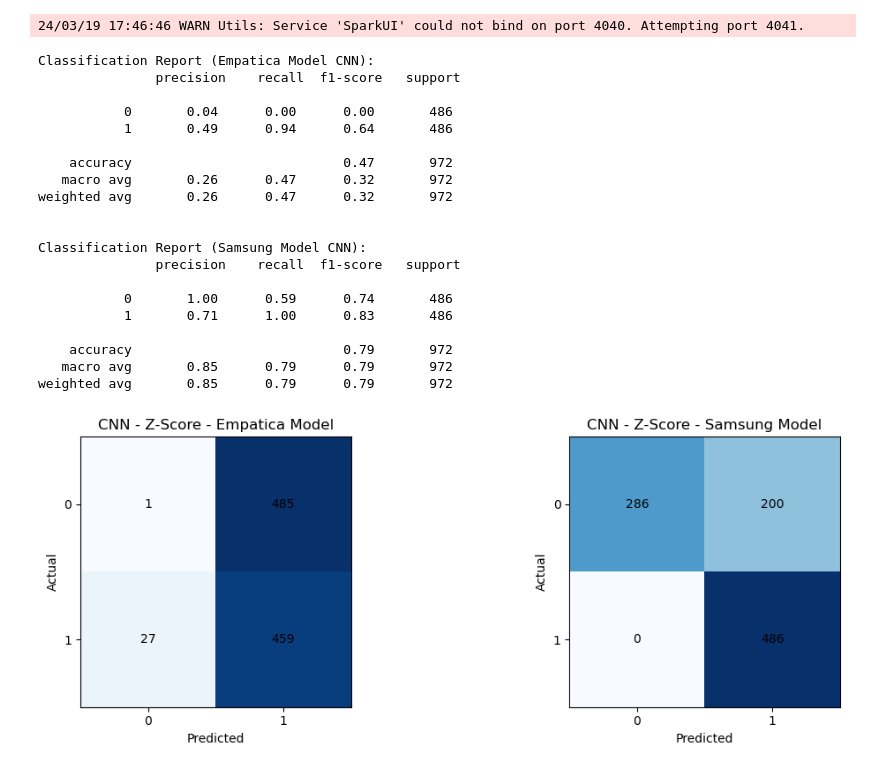
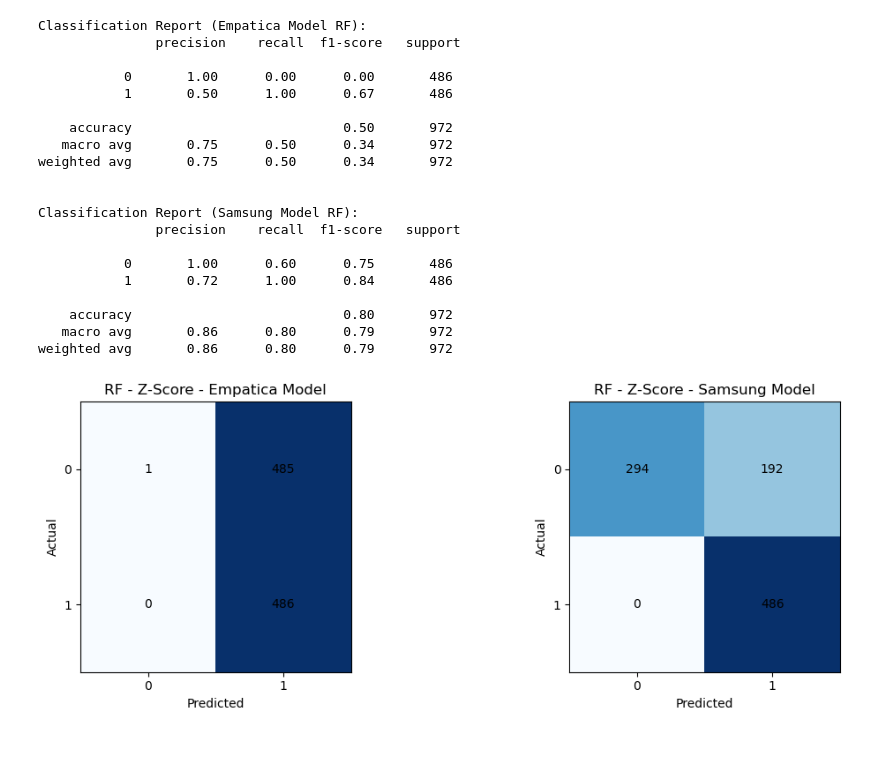
Before and after one commit to Aloa0001/AI-Data-Management, a Jupyter notebook: project/4-rf-spark.ipynb, the cells around one changed output. Saved outputs shown, nothing was run; the diff lists cells and outputs as text; code cells hidden in the pictures.

```diff
--- a/project/4-rf-spark.ipynb
+++ b/project/4-rf-spark.ipynb
@@ -32,10 +32,10 @@ assembler_samsung = VectorAssembler(
 
 # Train Random Forest models
 rf_empatica = RandomForestClassifier(
-    labelCol="CL", featuresCol="features_empatica", seed=5, maxDepth=10
+    labelCol="CL", featuresCol="features_empatica", seed=5, maxDepth=20
 )
 rf_samsung = RandomForestClassifier(
-    labelCol="CL", featuresCol="features_samsung", seed=5, maxDepth=10
+    labelCol="CL", featuresCol="features_samsung", seed=5, maxDepth=20
 )
 
 # Create pipelines
@@ -50,7 +50,9 @@ model_samsung = pipeline_samsung.fit(training_df)
 predictions_empatica = model_empatica.transform(testing_df)
 predictions_samsung = model_samsung.transform(testing_df)
 
-# Extracting predicted and true labels for Empatica Model (CNN)
+# Guidance for extracting predicted and true labels for Empatica Model (RF)
+# and transform into confusion matrix bi-dimensional space, provided by ChatGPT
+# Specific implementation details were adapted for the purposes of this project.
 predictions_empatica_cnn = predictions_empatica.select("prediction", "CL")
 y_pred_empatica_cnn = np.array(
     predictions_empatica_cnn.select("prediction").rdd.map(lambda x: x[0]).collect()
@@ -68,7 +70,6 @@ y_true_samsung_cnn = np.array(
     predictions_samsung_cnn.select("CL").rdd.map(lambda x: x[0]).collect()
 ).astype(int)
 
-
 # Calculate confusion matrices
 conf_mat_empatica_cnn = np.zeros((2, 2))
 conf_mat_samsung_cnn = np.zeros((2, 2))
@@ -81,11 +82,11 @@ for i in range(len(y_true_samsung_cnn)):
 
 # Print classification reports
 print(
-    "\nClassification Report (Empatica Model CNN):\n",
+    "\nClassification Report (Empatica Model RF):\n",
     classification_report(y_true_empatica_cnn, y_pred_empatica_cnn),
 )
 print(
-    "\nClassification Report (Samsung Model CNN):\n",
+    "\nClassification Report (Samsung Model RF):\n",
     classification_report(y_true_samsung_cnn, y_pred_samsung_cnn),
 )
 
@@ -94,7 +95,7 @@ fig, axes = plt.subplots(1, 2, figsize=(12, 4))
 
 # Plot confusion matrices
 axes[0].imshow(conf_mat_empatica_cnn, cmap="Blues")
-axes[0].set_title("CNN - Z-Score - Empatica Model")
+axes[0].set_title("RF - Z-Score - Empatica Model")
 axes[0].set_xticks([0, 1])
 axes[0].set_yticks([0, 1])
 axes[0].set_xlabel("Predicted")
@@ -106,56 +107,55 @@ for i in range(conf_mat_empatica_cnn.shape[0]):
             i,
             str(int(conf_mat_empatica_cnn[i, j])),
             ha="center",
             va="center",
             color="black",
         )
 
 axes[1].imshow(conf_mat_samsung_cnn, cmap="Blues")
-axes[1].set_title("CNN - Z-Score - Samsung Model")
+axes[1].set_title("RF - Z-Score - Samsung Model")
 axes[1].set_xticks([0, 1])
 axes[1].set_yticks([0, 1])
 axes[1].set_xlabel("Predicted")
 axes[1].set_ylabel("Actual")
 for i in range(conf_mat_samsung_cnn.shape[0]):
     for j in range(conf_mat_samsung_cnn.shape[1]):
         axes[1].text(
             j,
             i,
             str(int(conf_mat_samsung_cnn[i, j])),
             ha="center",
             va="center",
             color="black",
         )
 
 # Show the figure
 plt.tight_layout()
 plt.show()
 
 # Stop SparkSession
 spark.stop()
 # %% [output]
-24/03/19 17:46:46 WARN Utils: Service 'SparkUI' could not bind on port 4040. Attempting port 4041.
+Classification Report (Empatica Model RF):
+               precision    recall  f1-score   support
+
+           0       1.00      0.00      0.00       486
+           1       0.50      1.00      0.67       486
+
+    accuracy                           0.50       972
+   macro avg       0.75      0.50      0.34       972
+weighted avg       0.75      0.50      0.34       972
+
+
+Classification Report (Samsung Model RF):
+               precision    recall  f1-score   support
+
+           0       1.00      0.60      0.75       486
+           1       0.72      1.00      0.84       486
+
+    accuracy                           0.80       972
+   macro avg       0.86      0.80      0.79       972
+weighted avg       0.86      0.80      0.79       972
-Classification Report (Empatica Model CNN):
-               precision    recall  f1-score   support
-
-           0       0.04      0.00      0.00       486
-           1       0.49      0.94      0.64       486
-
-    accuracy                           0.47       972
-   macro avg       0.26      0.47      0.32       972
-weighted avg       0.26      0.47      0.32       972
-
-
-Classification Report (Samsung Model CNN):
-               precision    recall  f1-score   support
-
-           0       1.00      0.59      0.74       486
-           1       0.71      1.00      0.83       486
-
-    accuracy                           0.79       972
-   macro avg       0.85      0.79      0.79       972
-weighted avg       0.85      0.79      0.79       972
-[figure, old version]
+[figure, new version]
 # %%
 import numpy as np
 import matplotlib.pyplot as plt
```
Also changed, not shown: parts of 1 cell of this notebook, 12 other files.
